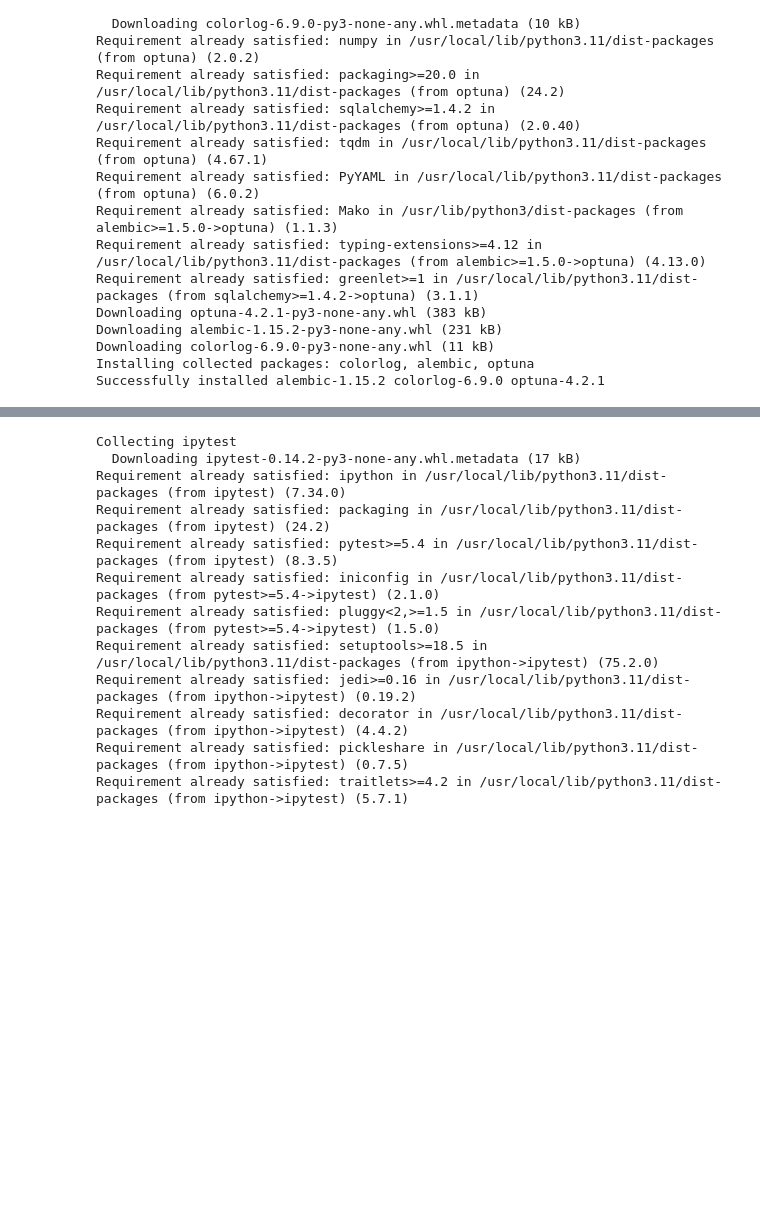
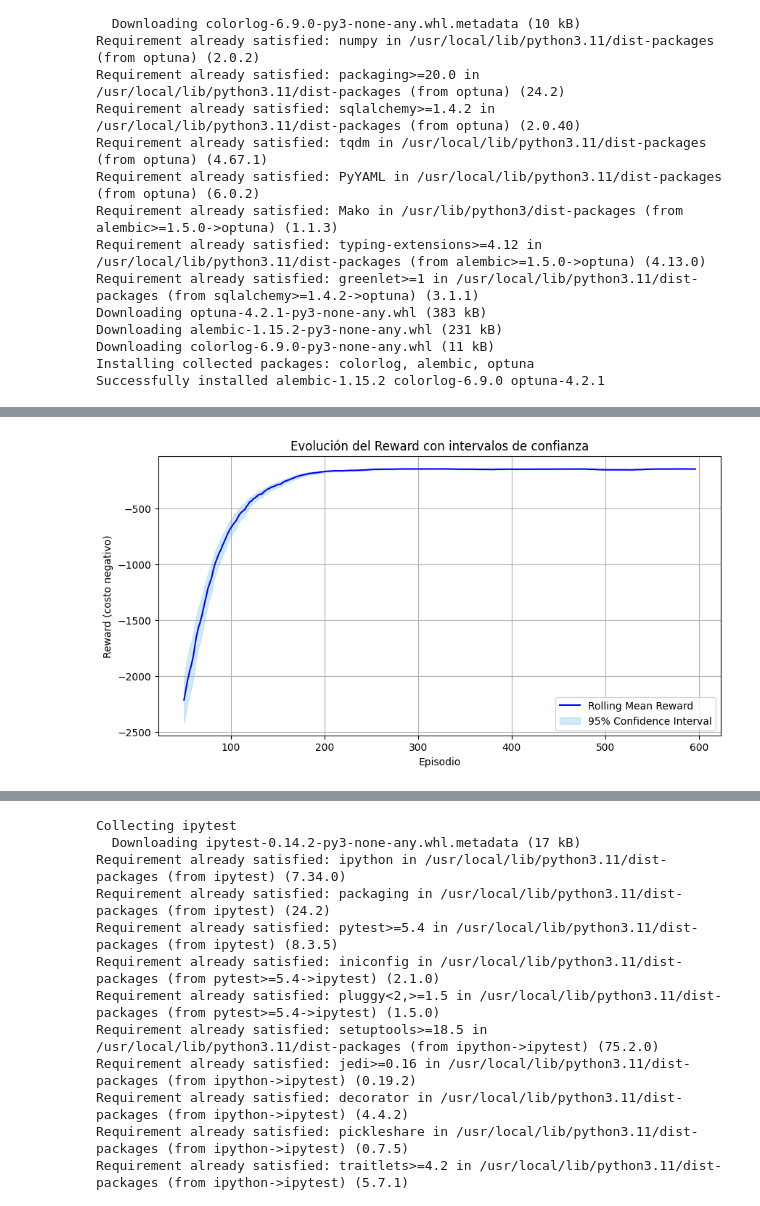
Before and after one commit to ibonsotoa/Microgrid, a Jupyter notebook: ReinforcementLearning/Testing/PPO_Code&Testing.ipynb, the cells around one changed output, grey strips where cells are left out. Drawn from its saved outputs; the diff is of its cells as text; code cells hidden in the pictures; blank space fills up the shorter version.

```diff
--- a/ReinforcementLearning/Testing/PPO_Code&Testing.ipynb
+++ b/ReinforcementLearning/Testing/PPO_Code&Testing.ipynb
@@ -540 +540,43 @@ Wrapping the env in a DummyVecEnv.
 Recompensa total del episodio evaluado con PPO: -146.77412390930058
+# %%
+import scipy
+def compute_confidence_intervals(data, confidence=0.95):
+    """Compute confidence intervals for a given dataset."""
+    a = 1.0 * np.array(data)
+    n = len(a)
+    m, se = np.mean(a), scipy.stats.sem(a)
+    h = se * scipy.stats.t.ppf((1 + confidence) / 2., n-1)
+    return m, m-h, m+h
+
+# Calculate rolling mean and confidence intervals
+rolling_window = 50 # Adjust window size as needed
+
+# Assuming log_df has a column named 'r' for rewards
+rewards = log_df['r']
+rolling_mean = rewards.rolling(window=rolling_window).mean()
+
+# Calculate confidence intervals for each rolling mean window
+confidence_intervals = []
+for i in range(rolling_window, len(rewards)):
+  window = rewards[i - rolling_window : i]
+  m, lower, upper = compute_confidence_intervals(window)
+  confidence_intervals.append((m, lower, upper))
+
+# Extract values for plotting
+rolling_means = [m for m, _, _ in confidence_intervals]
+lower_bounds = [lower for _, lower, _ in confidence_intervals]
+upper_bounds = [upper for _, _, upper in confidence_intervals]
+x_values = range(rolling_window, len(rewards))
+
+# Plotting the reward with confidence intervals
+plt.figure(figsize=(10, 5))
+plt.plot(x_values, rolling_means, label='Rolling Mean Reward', color="blue")
+plt.fill_between(x_values, lower_bounds, upper_bounds, color='skyblue', alpha=0.4, label='95% Confidence Interval')
+plt.xlabel("Episodio")
+plt.ylabel("Reward (costo negativo)")
+plt.title("Evolución del Reward con intervalos de confianza")
+plt.legend()
+plt.grid()
+plt.show()
+# %% [output]
+[figure, added]
```
Also changed, not shown: parts of 12 cells of this notebook, 23 other files.
